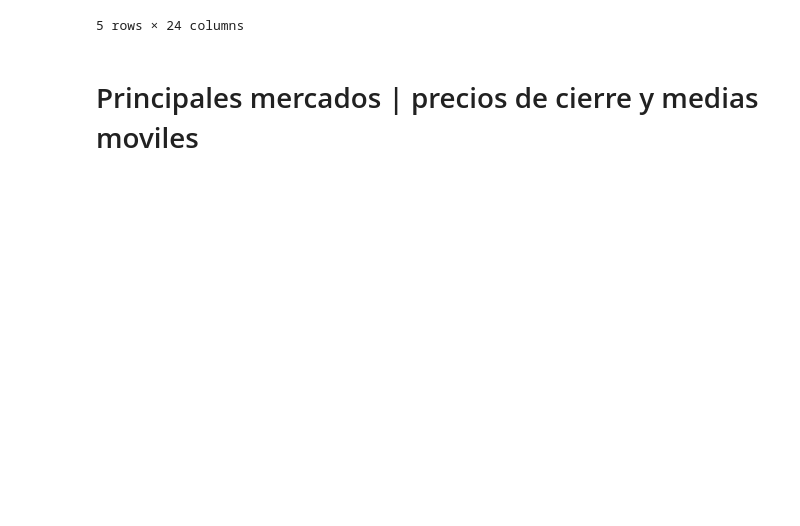
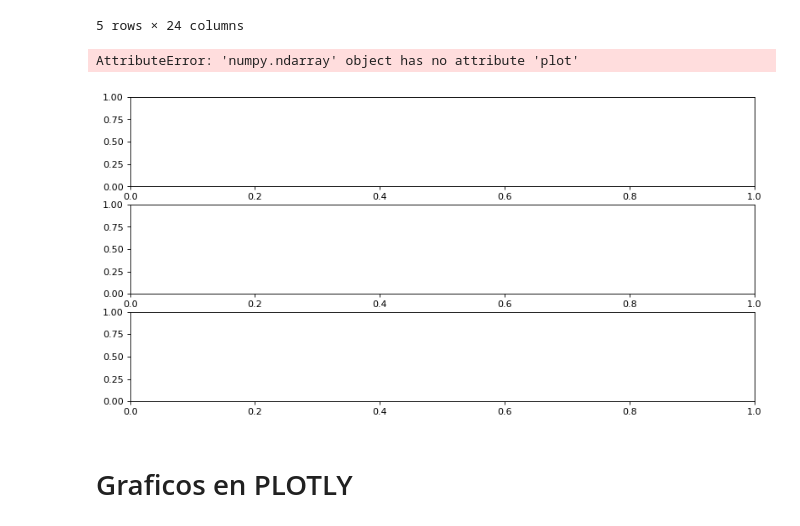
Before and after one commit to ijarpa/ijarpa, a Jupyter notebook: 6_Python_finances/Mercados_USA.ipynb, the cells around one changed output. Cells and saved outputs as stored; diff of their text form; code cells hidden in the pictures; blank space fills up the shorter version.

```diff
--- a/6_Python_finances/Mercados_USA.ipynb
+++ b/6_Python_finances/Mercados_USA.ipynb
@@ -124,5 +129,15 @@ data_mercados.head()
 | 2021-07-20 | 34511.988281 | 4323.060059 | 14498.879883 | 34511.988281 | 4323.060059 | 14498.879883 | 34621.789062 | 4336.839844 | 14555.750000 | 33981.789062 | ... | ... |
 | 2021-07-21 | 34798.000000 | 4358.689941 | 14631.950195 | 34798.000000 | 4358.689941 | 14631.950195 | 34820.238281 | 4359.700195 | 14633.139648 | 34556.960938 | ... | ... |
 5 rows × 24 columns
-# %% [markdown]
-# Principales mercados | precios de cierre y medias moviles
+# %%
+fig, ax = plt.subplots(3,1, figsize=(12,6), sharey=True, dpi=80)
+
+
+ax[0].plot(data_mercados.Close['^DJI'])
+ax[1].plot(data_mercados.Close['^GSPC'])
+ax[2].plot(data_mercados.Close['^IXIC'])
+# %% [output]
+AttributeError: 'numpy.ndarray' object has no attribute 'plot'
+[figure, added]
+# %% [markdown]
+# Graficos en PLOTLY
```
Also changed, not shown: parts of 11 cells of this notebook.
